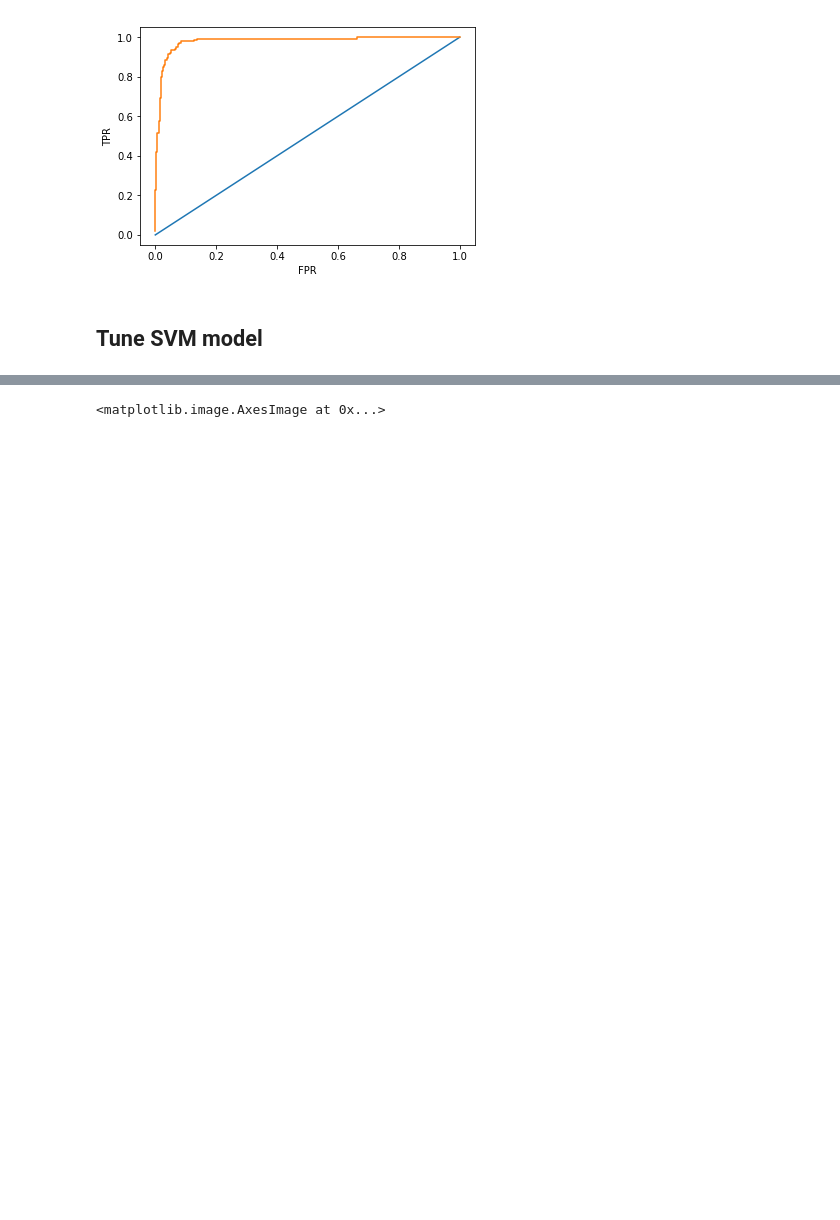
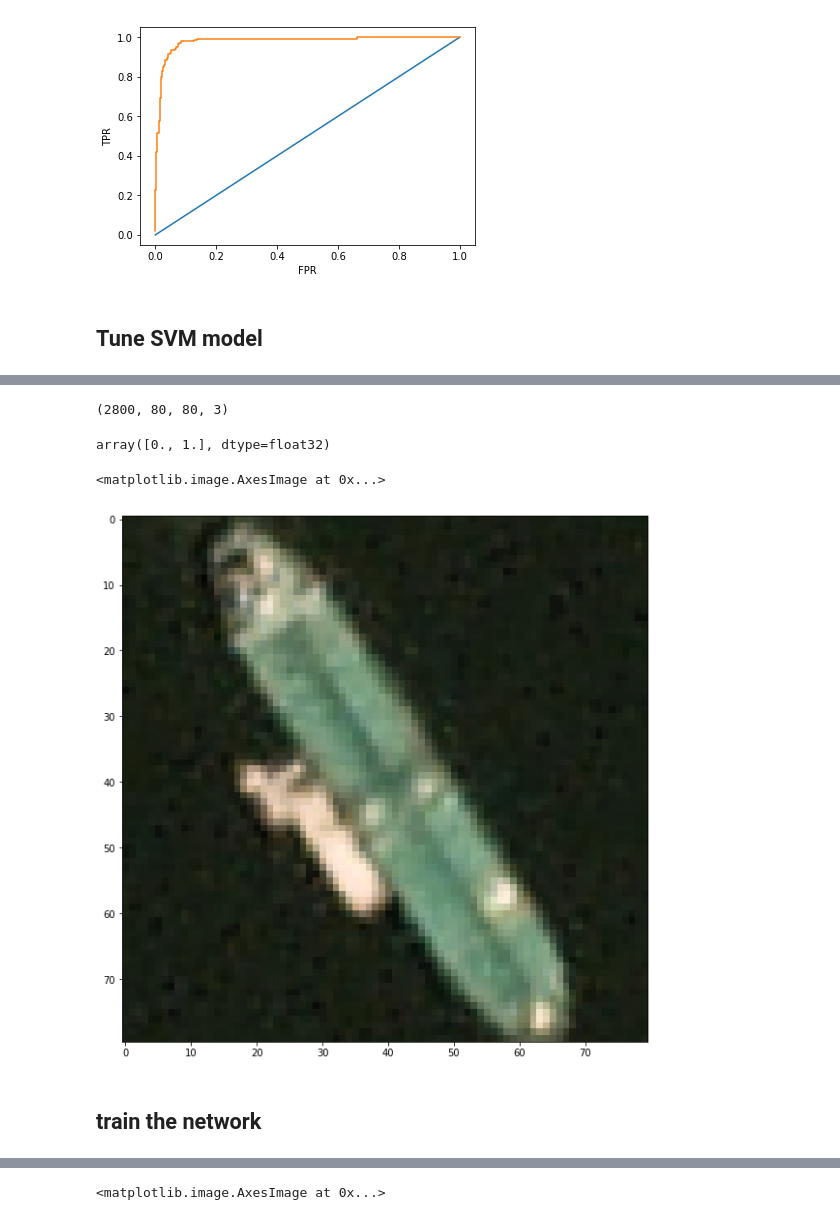
Before and after one commit to NourO93/shipsnet, a Jupyter notebook: Svm-tuning-slidingwindow.ipynb, the cells around one changed output, grey strips where cells are left out. Cells and saved outputs as stored; diff of their text form; code cells hidden in the pictures; blank space fills up the shorter version.

```diff
--- a/Svm-tuning-slidingwindow.ipynb
+++ b/Svm-tuning-slidingwindow.ipynb
@@ -272,0 +303,11 @@ tuned_parameters = [{'kernel': ['rbf'], 'gamma': gammas,
+# %%
+X = np.asarray(image_data)
+y = np.asarray(image_tag)
+# %%
+X.shape
+# %% [output]
+(2800, 80, 80, 3)
+# %%
+X = X/ 255
+# %%
+X_train, X_test, y_train, y_test = train_test_split(X, y, test_size=0.2, random_state = 1234, stratify = y, shuffle = True)
@@ -272,0 +318,11 @@ tuned_parameters = [{'kernel': ['rbf'], 'gamma': gammas,
+# %%
+y_train[10]
+# %% [output]
+array([0., 1.], dtype=float32)
+# %%
+plt.imshow(X_train[10])
+# %% [output]
+<matplotlib.image.AxesImage at 0x...>
+[figure, added]
+# %% [markdown]
+## train the network
```
Also changed, not shown: parts of 22 cells of this notebook, 4 other files.
